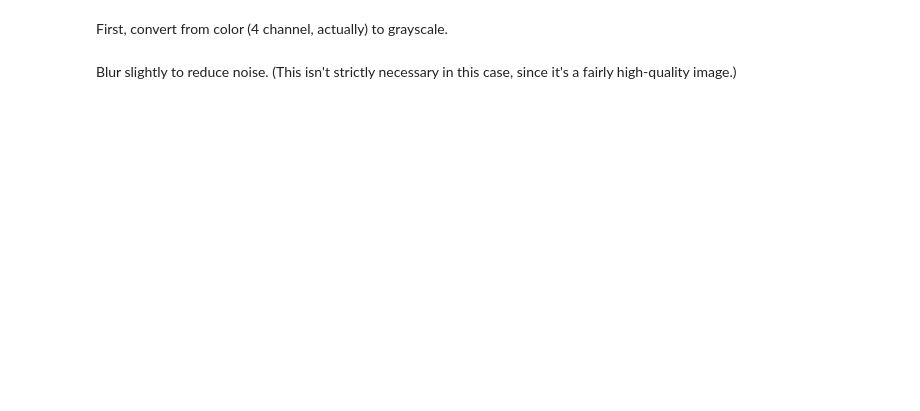
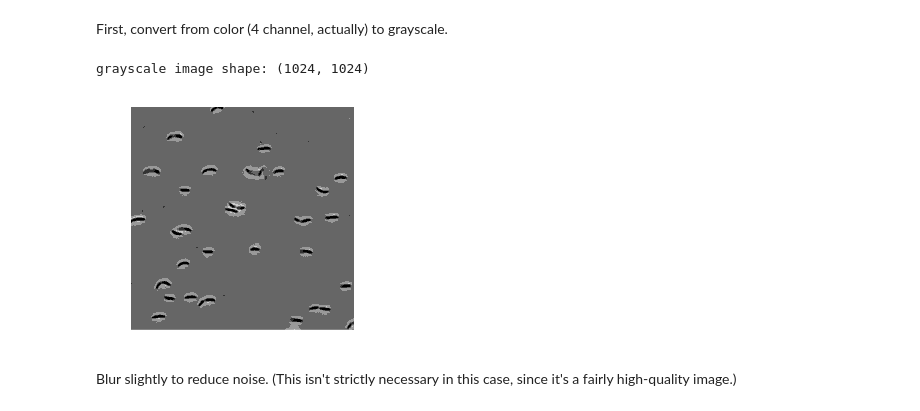
Before and after one commit to brikeats/Image-Analysis-in-Python, a Jupyter notebook: Intro to Image Analysis in Python.ipynb, the cells around one changed output. Saved outputs shown, nothing was run; the diff lists cells and outputs as text; code cells hidden in the pictures; blank space fills up the shorter version.

```diff
--- a/Intro to Image Analysis in Python.ipynb
+++ b/Intro to Image Analysis in Python.ipynb
@@ -299,12 +392,14 @@ First, convert from color (4 channel, actually) to grayscale.
 # %%
 from skimage import color
 
 # convert to gray
 gray_im = color.rgb2gray(im)
 print 'grayscale image shape:', gray_im.shape
 
-plt.imshow(gray_im, origin='lower', cmap='gray')
-plt.axis('off');
+my_imshow(gray_im)
+# %% [output]
+grayscale image shape: (1024, 1024)
+[figure, added]
 # %% [markdown]
 Blur slightly to reduce noise. (This isn't strictly necessary in this case, since it's a fairly high-quality image.)
 # %%
```
Also changed, not shown: parts of 28 cells of this notebook, 2 other files.
